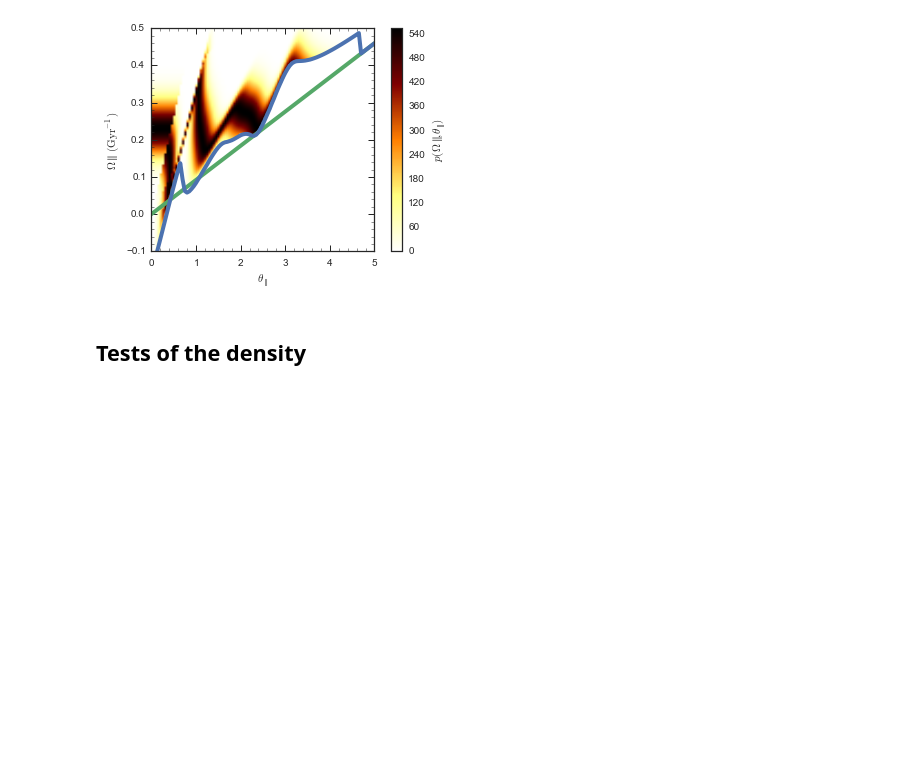
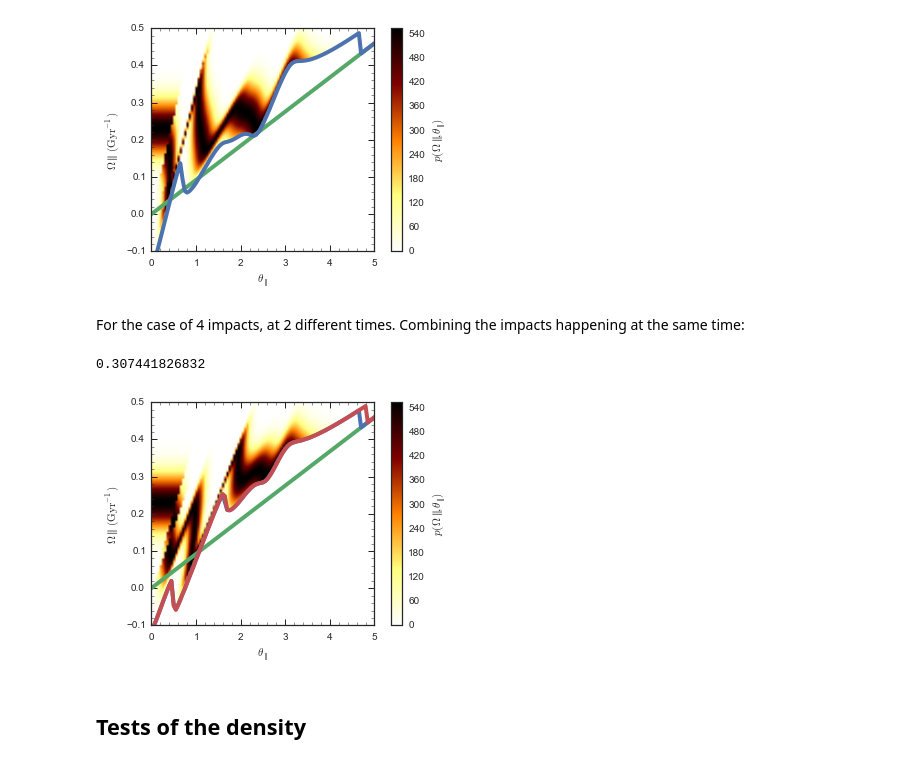
Before and after one commit to jobovy/streamgap-pepper, a Jupyter notebook: galpyStreampepperdfTests.ipynb, the cells around one changed output. Cells and saved outputs as stored; diff of their text form; code cells hidden in the pictures; blank space fills up the shorter version.

Commit message:
Add test of adding kicks that happen at the same time

```diff
--- a/galpyStreampepperdfTests.ipynb
+++ b/galpyStreampepperdfTests.ipynb
@@ -136,6 +136,25 @@ sdf_pepper_4impacts= galpy.df_src.streampepperdf.streampepperdf(\
         10.**-1.9/bovy_conversion.mass_in_1010msol(V0,R0),10.**-2.1/bovy_conversion.mass_in_1010msol(V0,R0)],
     rs=[0.55/R0,0.625/R0,0.675/R0,0.6/R0],
     spline_order=1)
+# %%
+sdf_pepper_multimpacts= galpy.df_src.streampepperdf.streampepperdf(\
+    sigv/V0,progenitor=prog_unp_peri,pot=lp,aA=aAI,
+    leading=False,nTrackChunks=26,nTrackIterations=1,
+    sigMeanOffset=4.5,
+    tdisrupt=10.88/bovy_conversion.time_in_Gyr(V0,R0),
+    Vnorm=V0,Rnorm=R0,
+    impactb=[0.1/R0,0./R0,0.3/R0,0.2/R0],
+    subhalovel=numpy.array([[36.82200571,102.7700529,169.4174464],
+                            [6.82200571,132.7700529,149.4174464],
+                            [126.82200571,32.7700529,89.4174464],
+                            [-36.82200571,22.7700529,-149.4174464]])/V0,
+    timpact=[2.88/bovy_conversion.time_in_Gyr(V0,R0),2.38/bovy_conversion.time_in_Gyr(V0,R0),
+             2.38/bovy_conversion.time_in_Gyr(V0,R0),2.88/bovy_conversion.time_in_Gyr(V0,R0)],
+    impact_angle=[-1.34,-0.34,-2.,-0.8],
+    GM=[10.**-1.9/bovy_conversion.mass_in_1010msol(V0,R0),10.**-2./bovy_conversion.mass_in_1010msol(V0,R0),
+        10.**-2.2/bovy_conversion.mass_in_1010msol(V0,R0),10.**-2.1/bovy_conversion.mass_in_1010msol(V0,R0)],
+    rs=[0.55/R0,0.625/R0,0.675/R0,0.6/R0],
+    spline_order=1)
 # %% [markdown]
 ## Tests of the minimum $\Omega_\parallel$
 # %% [markdown]
@@ -226,6 +245,31 @@ ylabel(r'$\Omega\parallel\,(\mathrm{Gyr}^{-1})$')
 # %% [output]
 <matplotlib.text.Text at 0x...>
 [figure]
+# %% [markdown]
+For the case of 4 impacts, at 2 different times. Combining the impacts happening at the same time:
+# %%
+Opars= numpy.linspace(-0.1,0.5,101)/bovy_conversion.freq_in_Gyr(V0,R0)
+apars= numpy.linspace(0.,5.,101)
+lowlim= numpy.array([sdf_pepper_multimpacts.minOpar(da) for da in apars])
+lowlim_force_indiv_impacts= numpy.array([sdf_pepper_multimpacts.minOpar(da,force_indiv_impacts=True) for da in apars])
+y= numpy.array([sdf_pepper_multimpacts.pOparapar(Opars,a) for a in apars])
+bovy_plot.bovy_dens2d(y.T,
+                      origin='lower',
+                      cmap='afmhot_r',colorbar=True,
+                      vmin=0.,
+                      xrange=[apars[0],apars[-1]],
+                      yrange=[Opars[0]*bovy_conversion.freq_in_Gyr(V0,R0),
+                              Opars[-1]*bovy_conversion.freq_in_Gyr(V0,R0)],
+                     zlabel=r'$p(\Omega\parallel,\theta_\parallel)$')
+plot(apars,lowlim*bovy_conversion.freq_in_Gyr(V0,R0),lw=4.,zorder=2)
+plot(apars,apars/sdf_pepper_multimpacts._tdisrupt*bovy_conversion.freq_in_Gyr(V0,R0),lw=4.,zorder=1)
+plot(apars,lowlim_force_indiv_impacts*bovy_conversion.freq_in_Gyr(V0,R0),lw=4.,zorder=2)
+xlabel(r'$\theta_\parallel$')
+ylabel(r'$\Omega\parallel\,(\mathrm{Gyr}^{-1})$')
+print numpy.amax(numpy.fabs((lowlim-lowlim_force_indiv_impacts)/lowlim))
+# %% [output]
+0.307441826832
+[figure, added]
 # %% [markdown]
 ## Tests of the density
 # %% [markdown]
```
Also changed, not shown: parts of 18 cells of this notebook.
